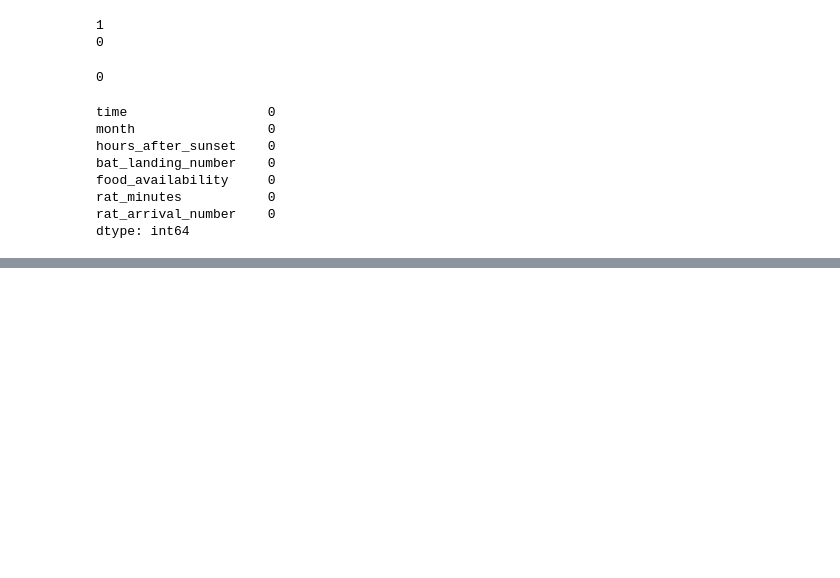
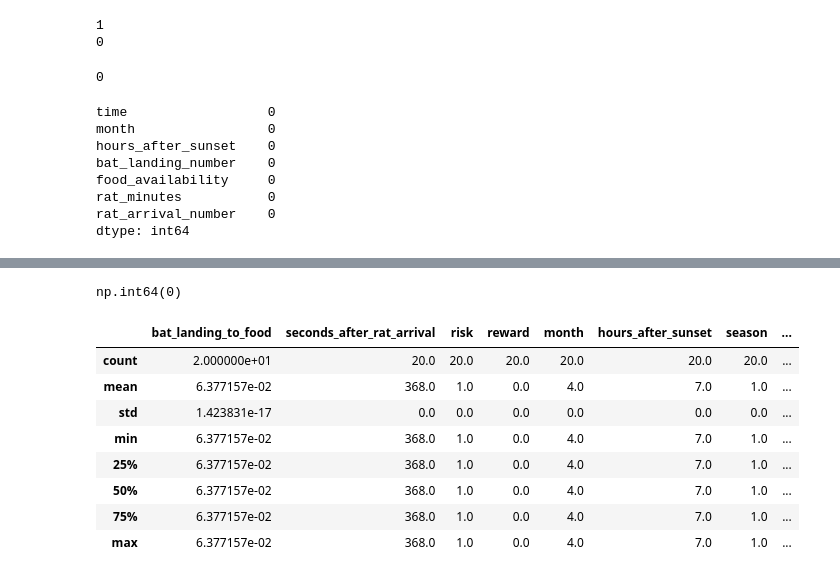
Before and after one commit to ipsakhadka/HIT140, a Jupyter notebook: assignment3.ipynb, the cells around one changed output, grey strips where cells are left out. Cells and saved outputs as stored; diff of their text form; code cells hidden in the pictures; blank space fills up the shorter version.

```diff
--- a/assignment3.ipynb
+++ b/assignment3.ipynb
@@ -101,0 +153,20 @@ dtype: int64
+# %%
+#checking for duplicates
+merged.duplicated().sum()
+
+#no duplicates either
+# %% [output]
+np.int64(0)
+# %%
+#checking outliers
+merged.describe()
+# %% [output]
+|  | bat_landing_to_food | seconds_after_rat_arrival | risk | reward | month | hours_after_sunset | season | ... |
+| count | 2.000000e+01 | 20.0 | 20.0 | 20.0 | 20.0 | 20.0 | 20.0 | ... |
+| mean | 6.377157e-02 | 368.0 | 1.0 | 0.0 | 4.0 | 7.0 | 1.0 | ... |
+| std | 1.423831e-17 | 0.0 | 0.0 | 0.0 | 0.0 | 0.0 | 0.0 | ... |
+| min | 6.377157e-02 | 368.0 | 1.0 | 0.0 | 4.0 | 7.0 | 1.0 | ... |
+| 25% | 6.377157e-02 | 368.0 | 1.0 | 0.0 | 4.0 | 7.0 | 1.0 | ... |
+| 50% | 6.377157e-02 | 368.0 | 1.0 | 0.0 | 4.0 | 7.0 | 1.0 | ... |
+| 75% | 6.377157e-02 | 368.0 | 1.0 | 0.0 | 4.0 | 7.0 | 1.0 | ... |
+| max | 6.377157e-02 | 368.0 | 1.0 | 0.0 | 4.0 | 7.0 | 1.0 | ... |
```
Also changed, not shown: parts of 6 cells of this notebook, 2 other files.
